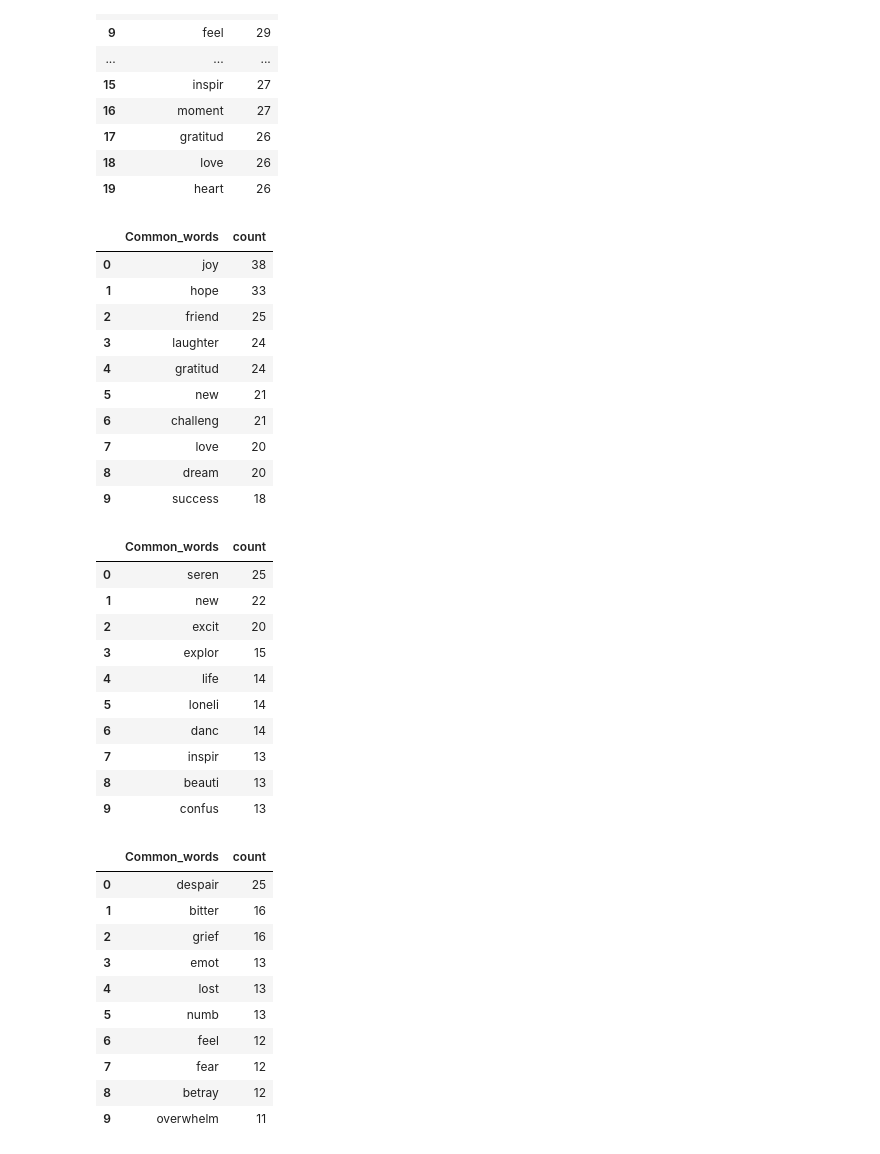
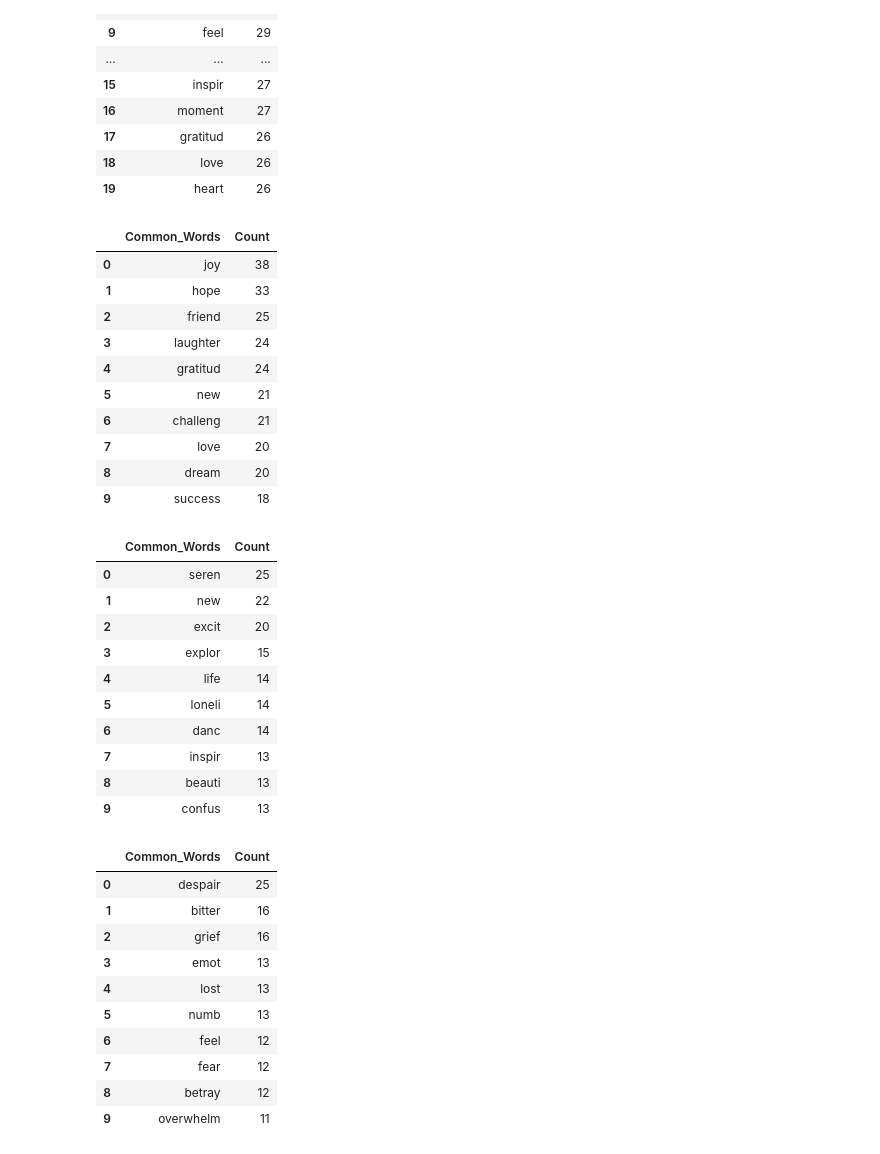
Before and after one commit to QMeier/social-media-capstone, a Jupyter notebook: 03_Exploratory_Data_Analysis.ipynb, the cells around one changed output. Drawn from its saved outputs; the diff is of its cells as text; code cells hidden in the pictures.

```diff
--- a/03_Exploratory_Data_Analysis.ipynb
+++ b/03_Exploratory_Data_Analysis.ipynb
@@ -336,10 +336,10 @@ top_words_df.style.background_gradient(cmap='Blues')
 # %%
 # Function to process text and return most common positve words
 top = Counter([item for sublist in df[df['Sentiment'] == 'Positive']['common_word_list'] for item in sublist])
-positive = pd.DataFrame(top.most_common(10), columns=['Common_words', 'count'])
+positive = pd.DataFrame(top.most_common(10), columns=['Common_Words', 'Count'])
 positive.style.background_gradient(cmap='Greens')
 # %% [output]
-|  | Common_words | count |
+|  | Common_Words | Count |
 | 0 | joy | 38 |
 | 1 | hope | 33 |
 | 2 | friend | 25 |
@@ -353,10 +353,10 @@ positive.style.background_gradient(cmap='Greens')
 # %%
 # Function to process text and return most common neutral words
 top = Counter([item for sublist in df[df['Sentiment'] == 'Neutral']['common_word_list'] for item in sublist])
-neutral = pd.DataFrame(top.most_common(10), columns=['Common_words', 'count'])
+neutral = pd.DataFrame(top.most_common(10), columns=['Common_Words', 'Count'])
 neutral.style.background_gradient(cmap='gray')
 # %% [output]
-|  | Common_words | count |
+|  | Common_Words | Count |
 | 0 | seren | 25 |
 | 1 | new | 22 |
 | 2 | excit | 20 |
@@ -370,10 +370,10 @@ neutral.style.background_gradient(cmap='gray')
 # %%
 # Function to process text and return most common negative words
 top = Counter([item for sublist in df[df['Sentiment'] == 'Negative']['common_word_list'] for item in sublist])
-negative = pd.DataFrame(top.most_common(10), columns=['Common_words', 'count'])
+negative = pd.DataFrame(top.most_common(10), columns=['Common_Words', 'Count'])
 negative.style.background_gradient(cmap='Reds')
 # %% [output]
-|  | Common_words | count |
+|  | Common_Words | Count |
 | 0 | despair | 25 |
 | 1 | bitter | 16 |
 | 2 | grief | 16 |
```
Also changed, not shown: parts of 1 cell of this notebook.
